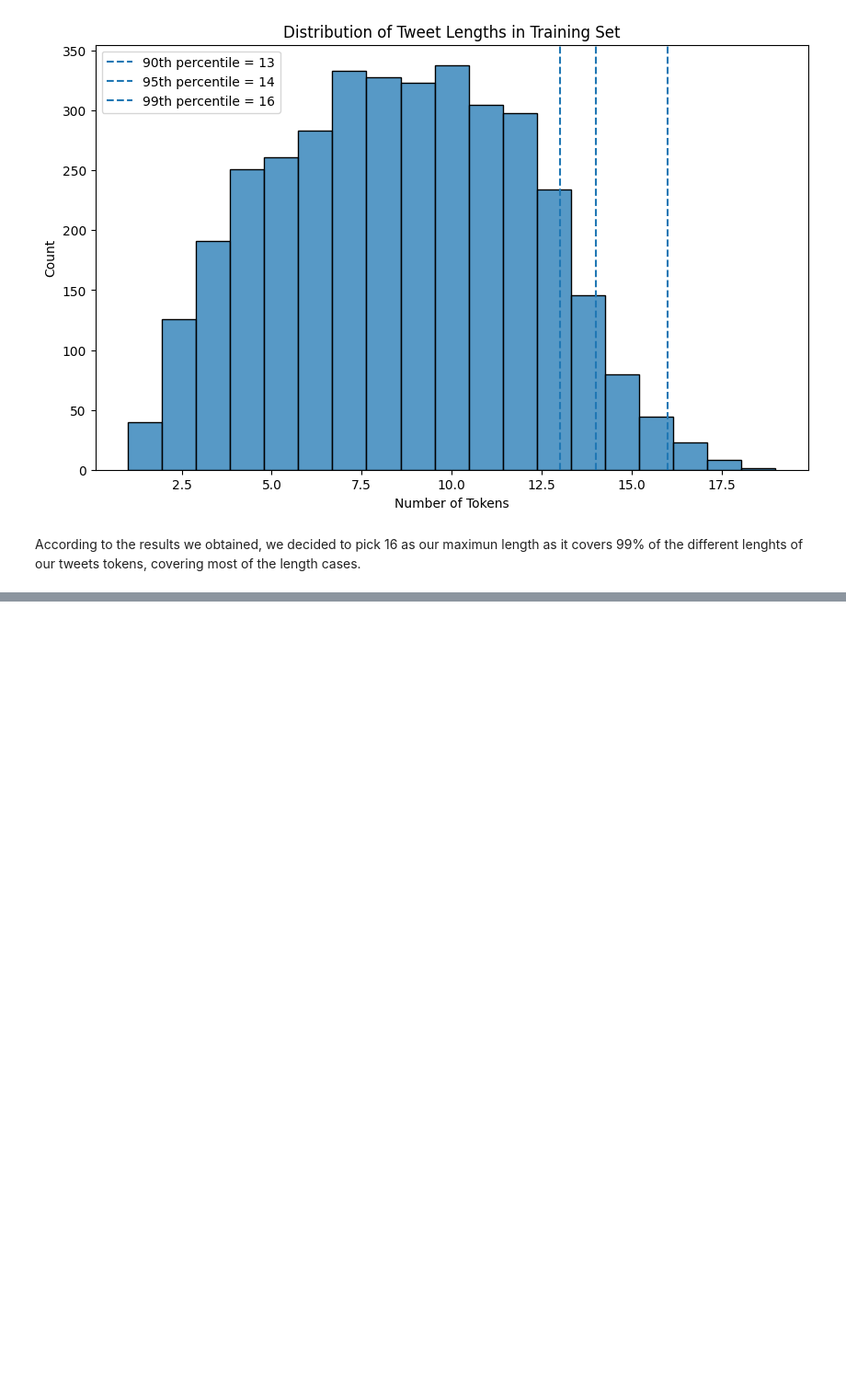
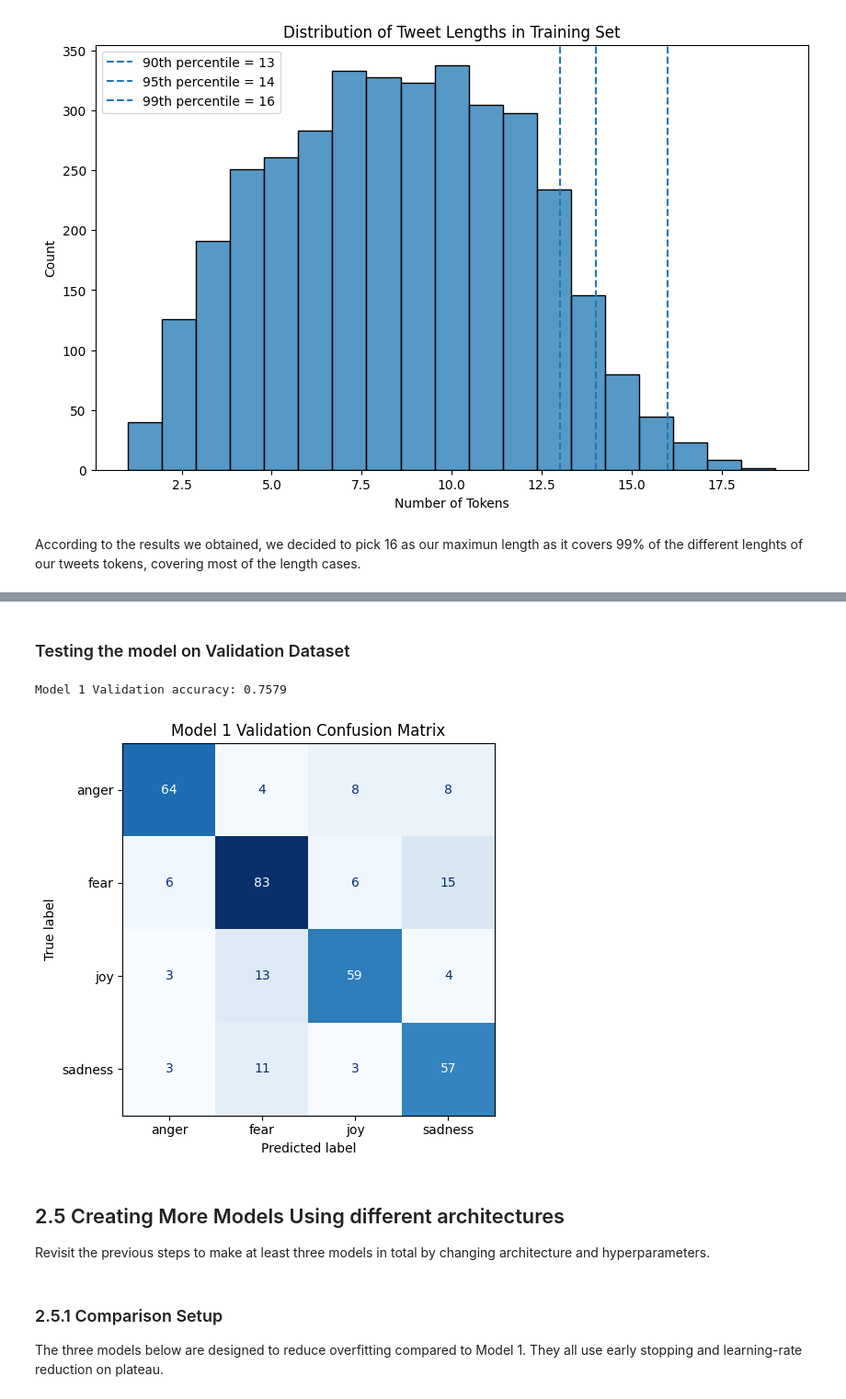
Before and after one commit to DanielMelo46/Neural_Networks_Assignment_1, a Jupyter notebook: assignment_6.ipynb, the cells around one changed output, grey strips where cells are left out. Shown at 92% size. Drawn from its saved outputs; the diff is of its cells as text; code cells hidden in the pictures; blank space fills up the shorter version.

Commit message:
model exploring

```diff
--- a/assignment_6.ipynb
+++ b/assignment_6.ipynb
@@ -270,0 +296,2 @@ According to the results we obtained, we decided to pick 16 as our maximun lengt
+# %%
+maxlen = 16
@@ -270,0 +300,7 @@ According to the results we obtained, we decided to pick 16 as our maximun lengt
+# %%
+from tensorflow.keras import preprocessing
+
+X_train = preprocessing.sequence.pad_sequences(X_train_seq, maxlen=maxlen)
+X_val = preprocessing.sequence.pad_sequences(X_val_seq, maxlen=maxlen)
+X_test = preprocessing.sequence.pad_sequences(X_test_seq, maxlen=maxlen)
+X_train[:5]
@@ -270,0 +371,10 @@ According to the results we obtained, we decided to pick 16 as our maximun lengt
+# %%
+history1 = model1.fit(
+    X_train, df_train_labels,
+    epochs=10,
+    batch_size=64,
+    verbose=1
+)
+
+train_acc_m1 = history1.history['accuracy'][-1]
+print(f"\nModel 1 – Final Training Accuracy: {train_acc_m1:.4f}")
@@ -270,0 +404,36 @@ According to the results we obtained, we decided to pick 16 as our maximun lengt
+# %%
+from sklearn.metrics import confusion_matrix, ConfusionMatrixDisplay, accuracy_score
+
+CLASS_NAMES = list(le.classes_)
+
+def evaluate_model(model, X, y_true, split_name="Validation"):
+    """Return accuracy and display a labelled confusion matrix."""
+    y_prob = model.predict(X, verbose=0)
+    y_pred = y_prob.argmax(axis=1)
+    acc = accuracy_score(y_true, y_pred)
+    print(f"{split_name} accuracy: {acc:.4f}")
+    cm = confusion_matrix(y_true, y_pred)
+    disp = ConfusionMatrixDisplay(confusion_matrix=cm, display_labels=CLASS_NAMES)
+    fig, ax = plt.subplots(figsize=(6, 5))
+    disp.plot(ax=ax, colorbar=False, cmap='Blues')
+    ax.set_title(f"{split_name} Confusion Matrix")
+    plt.tight_layout()
+    plt.show()
+    return acc, y_pred
+
+results = {}
+# %% [markdown]
+### Testing the model on Validation Dataset
+# %%
+val_acc_m1, _ = evaluate_model(model1, X_val, df_validation_labels, split_name="Model 1 Validation")
+results['Model 1 – LSTM'] = {'Training Acc': round(train_acc_m1, 4),
+                              'Validation Acc': round(val_acc_m1, 4)}
+# %% [output]
+Model 1 Validation accuracy: 0.7579
+[figure, added]
+# %% [markdown]
+## 2.5 Creating More Models Using different architectures
+Revisit the previous steps to make at least three models in total by changing architecture and hyperparameters.
+# %% [markdown]
+### 2.5.1 Comparison Setup
+The three models below are designed to reduce overfitting compared to Model 1. They all use early stopping and learning-rate reduction on plateau.
```
Also changed, not shown: parts of 23 cells of this notebook.
